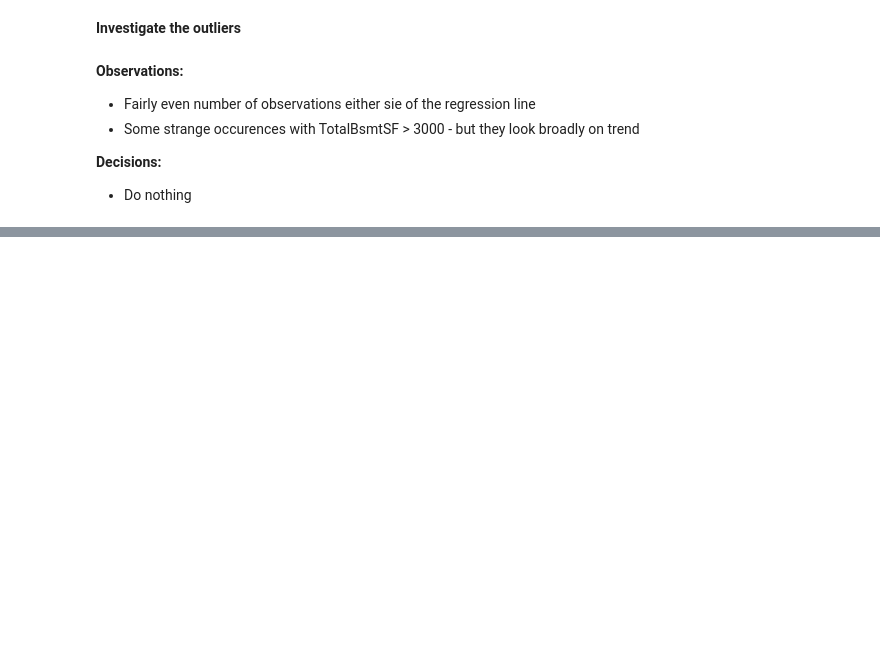
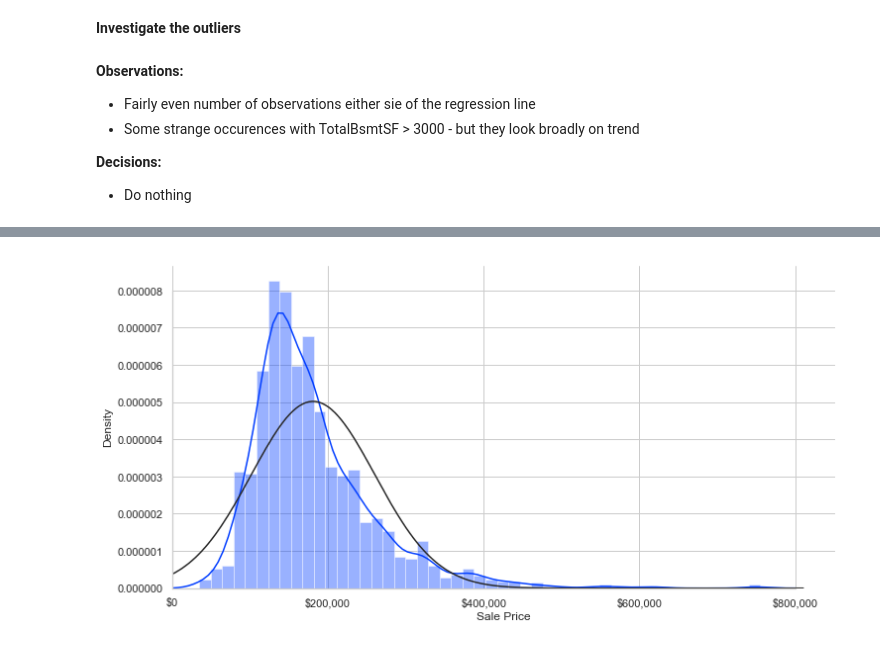
Before and after one commit to Sicro01/Predict-House-Prices, a Jupyter notebook: Ames, Iowa - House Price Prediction (ref. Kaggle Challenge).ipynb, the cells around one changed output, grey strips where cells are left out. Cells and saved outputs as stored; diff of their text form; code cells hidden in the pictures; blank space fills up the shorter version.

```diff
--- a/Ames, Iowa - House Price Prediction (ref. Kaggle Challenge).ipynb
+++ b/Ames, Iowa - House Price Prediction (ref. Kaggle Challenge).ipynb
@@ -762,16 +684,0 @@ From the list of features with missing values, less those we intend to drop, we
-# %%
-# df_combined['MasVnrType'].fillna('None', inplace=True)
-for col in feat_analysis_nulls_df_combined:
-    if col[1] == 'object':
-        _, mode = col[2].split(': ')
-        df_combined[col[0]].fillna(mode, inplace=True)
-    elif 'float' in str(col[1]):
-        _, median = col[2].split(': ')
-        df_combined[col[0]].fillna(float(median), inplace=True)
-    elif 'int' in str(col[1]):
-        df_combined[col[0]].fillna(int(median), inplace=True)
-
-# Analyse the features for Null values
-feat_analysis_nulls_df_combined, feat_droplist_df_combined = feature_null_analysis('df_combined', df_combined, NULL_PERC_DROP_PERC)
-# Print the analysis
-print_feature_null_analysis('df_combined', feat_analysis_nulls_df_combined)
@@ -850,15 +684,0 @@ We decide to create a new feature called Remodelled.
-# %%
-print("Before", df_train.shape, df_test.shape, combine[0].shape, combine[1].shape)
-
-for df in combine:
-    df['Remodelled'] = df.apply(lambda row: 1 if row['YearBuilt'] != row['YearRemodAdd'] else 0, axis=1)
-    print()
-    width = 20
-    print('{: <{width}}{: <{width}}{: <{width}}'.format('YearBuilt', 'YearRemodAdd', 'Remodelled', width=PRINT_WIDTH))
-    for x in (range(5)):
-        print('{: <{width}}{: <{width}}{: <{width}}'.format(df_train['YearBuilt'][x], df_train['YearRemodAdd'][x], df_train['Remodelled'][x],
-                                                            width=width))
-
-combine = [df_train, df_test]
-print("After", df_train.shape, df_test.shape, combine[0].shape, combine[1].shape)
-df_train.head()
@@ -1116,0 +693,13 @@ submission.to_csv('C:/Users/770000411/OneDrive - Genpact/02 - Personal/Jupyter P
+# %%
+sns.set(style="whitegrid", palette='bright')
+fig, ax = plt.subplots(figsize=(12,6))
+with warnings.catch_warnings():
+    warnings.simplefilter("ignore")
+    fxn()
+    ax.xaxis.set_major_formatter(FuncFormatter(lambda x, _: '${:,.0F}'.format(x)))
+    p = sns.distplot(train['SalePrice'] , fit=stats.norm, ax=ax)
+    ax.set(xlabel='Sale Price', ylabel='Density')
+    sns.despine(trim=True)
+    p.set(xlim=(0, None), ylim=(0,None))
+# %% [output]
+[figure, added]
```
Also changed, not shown: parts of 153 cells of this notebook.
